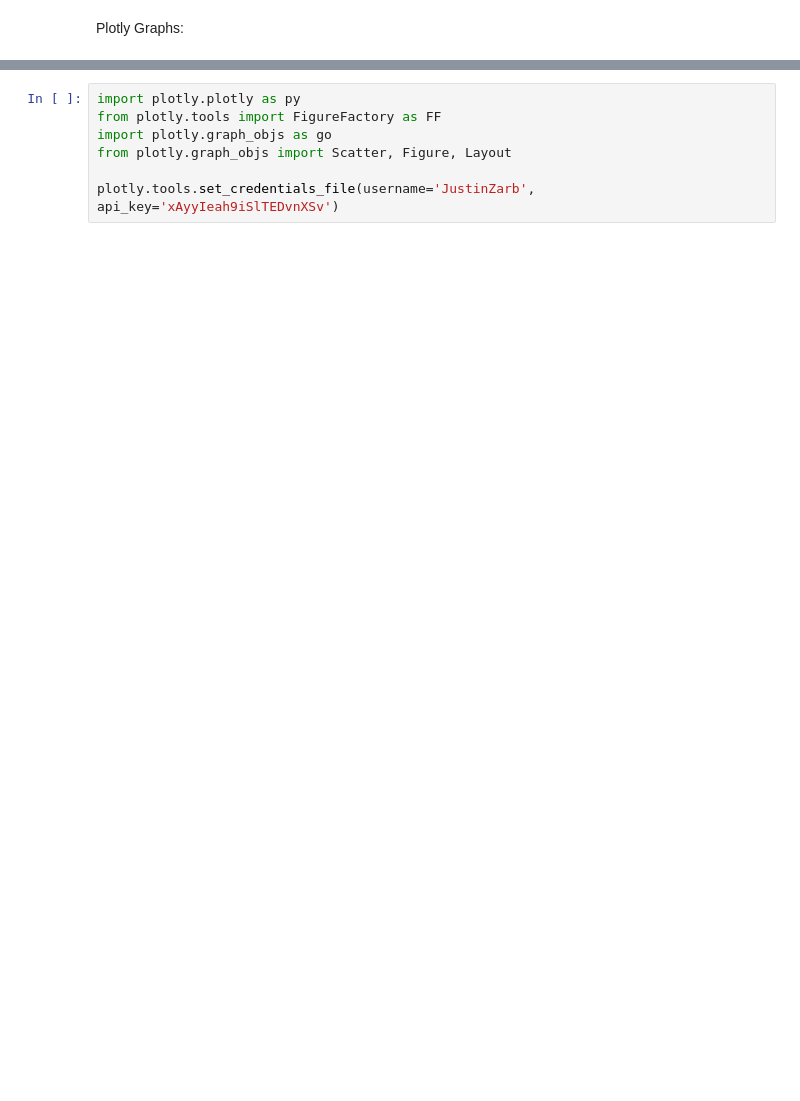
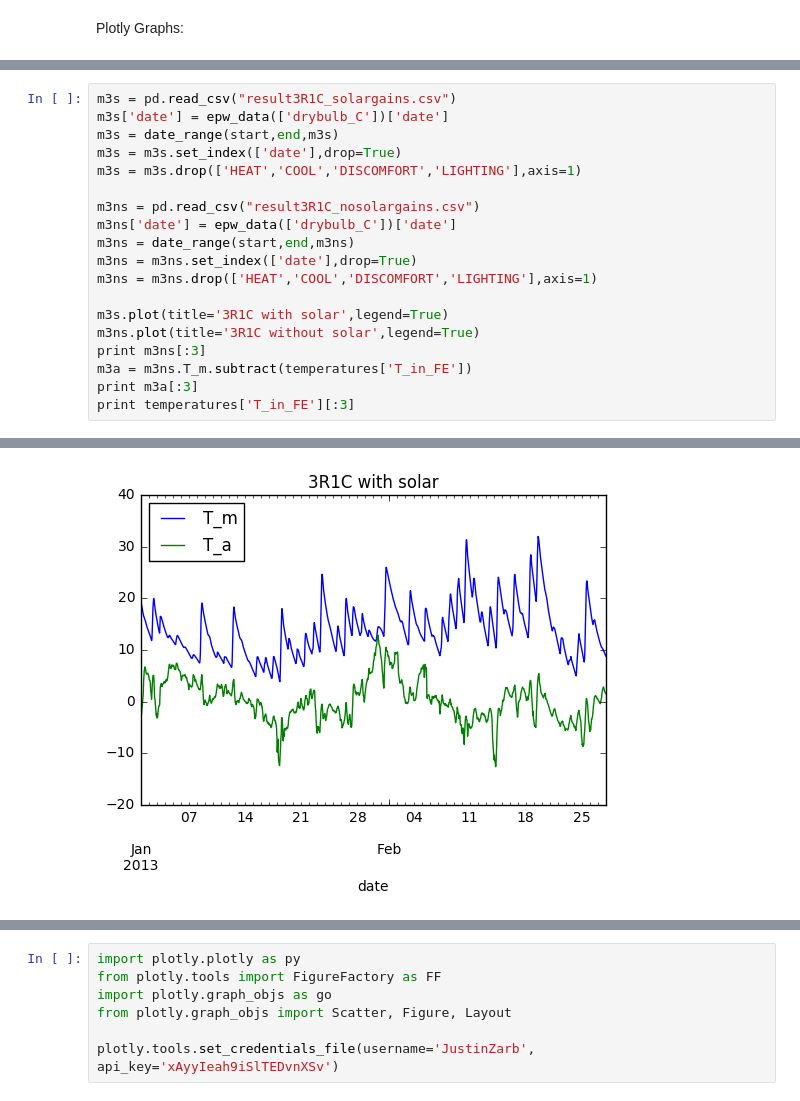
Before and after one commit to architecture-building-systems/ASF_Simulation, a Jupyter notebook: Simulation_Tool/New_SimulationEnvironment/j_main_notebook.ipynb, the cells around one changed output, grey strips where cells are left out. Cells and saved outputs as stored; diff of their text form; blank space fills up the shorter version.

```diff
--- a/Simulation_Tool/New_SimulationEnvironment/j_main_notebook.ipynb
+++ b/Simulation_Tool/New_SimulationEnvironment/j_main_notebook.ipynb
@@ -609,0 +614,20 @@ Plotly Graphs:
+# %%
+m3s = pd.read_csv("result3R1C_solargains.csv")
+m3s['date'] = epw_data(['drybulb_C'])['date']
+m3s = date_range(start,end,m3s)
+m3s = m3s.set_index(['date'],drop=True)
+m3s = m3s.drop(['HEAT','COOL','DISCOMFORT','LIGHTING'],axis=1)
+
+m3ns = pd.read_csv("result3R1C_nosolargains.csv")
+m3ns['date'] = epw_data(['drybulb_C'])['date']
+m3ns = date_range(start,end,m3ns)
+m3ns = m3ns.set_index(['date'],drop=True)
+m3ns = m3ns.drop(['HEAT','COOL','DISCOMFORT','LIGHTING'],axis=1)
+
+m3s.plot(title='3R1C with solar',legend=True)
+m3ns.plot(title='3R1C without solar',legend=True)
+print m3ns[:3]
+m3a = m3ns.T_m.subtract(temperatures['T_in_FE'])
+print m3a[:3]
+print temperatures['T_in_FE'][:3]
+# %% [output]
@@ -609,0 +649 @@ Plotly Graphs:
+[figure, added]
```
Also changed, not shown: parts of 11 cells of this notebook, 3 other files.
